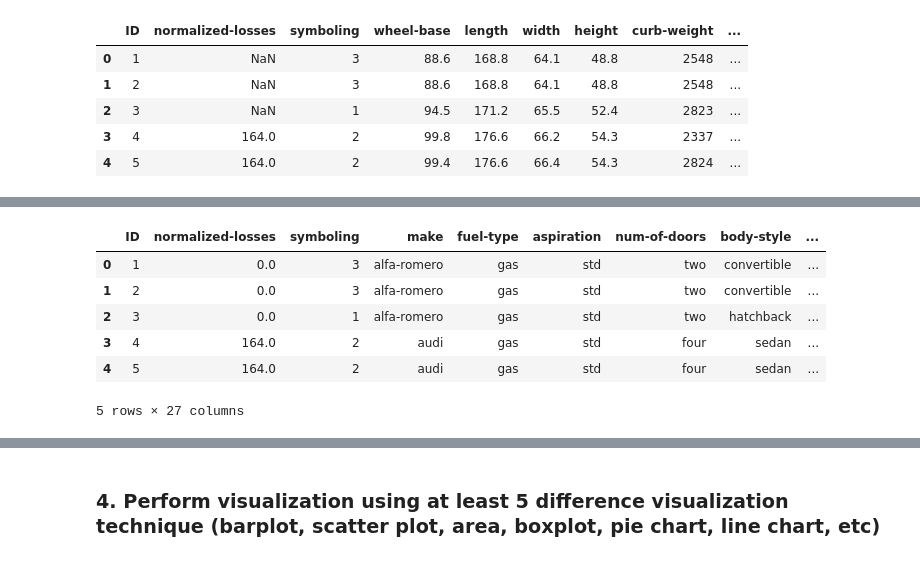
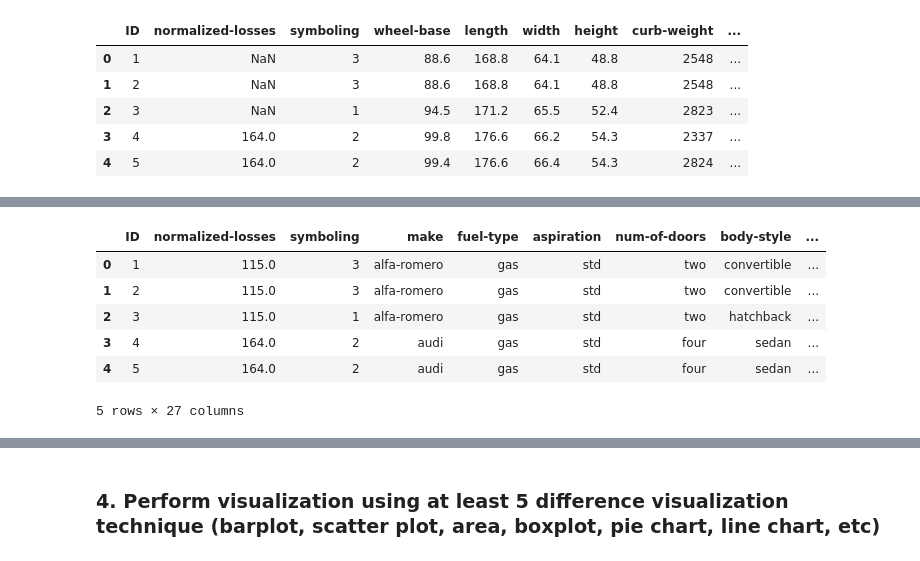
Before and after one commit to nurlailiis/EDA-AutoMobile, a Jupyter notebook: 27082019 EDA-Auto Mobile Use Case Data Wrangling.ipynb, the cells around one changed output, grey strips where cells are left out. Drawn from its saved outputs; the diff is of its cells as text; code cells hidden in the pictures.

```diff
--- a/27082019 Use Case Data Wrangling.ipynb
+++ b/27082019 EDA-Auto Mobile Use Case Data Wrangling.ipynb
@@ -171,10 +212,10 @@ numerical.head()
 # %%
-join.fillna(0).head()
+join.fillna(join.median()).head()
 # %% [output]
 |  | ID | normalized-losses | symboling | make | fuel-type | aspiration | num-of-doors | body-style | ... |
-| 0 | 1 | 0.0 | 3 | alfa-romero | gas | std | two | convertible | ... |
-| 1 | 2 | 0.0 | 3 | alfa-romero | gas | std | two | convertible | ... |
-| 2 | 3 | 0.0 | 1 | alfa-romero | gas | std | two | hatchback | ... |
+| 0 | 1 | 115.0 | 3 | alfa-romero | gas | std | two | convertible | ... |
+| 1 | 2 | 115.0 | 3 | alfa-romero | gas | std | two | convertible | ... |
+| 2 | 3 | 115.0 | 1 | alfa-romero | gas | std | two | hatchback | ... |
 | 3 | 4 | 164.0 | 2 | audi | gas | std | four | sedan | ... |
 | 4 | 5 | 164.0 | 2 | audi | gas | std | four | sedan | ... |
 5 rows × 27 columns
```
Also changed, not shown: parts of 3 cells of this notebook.
